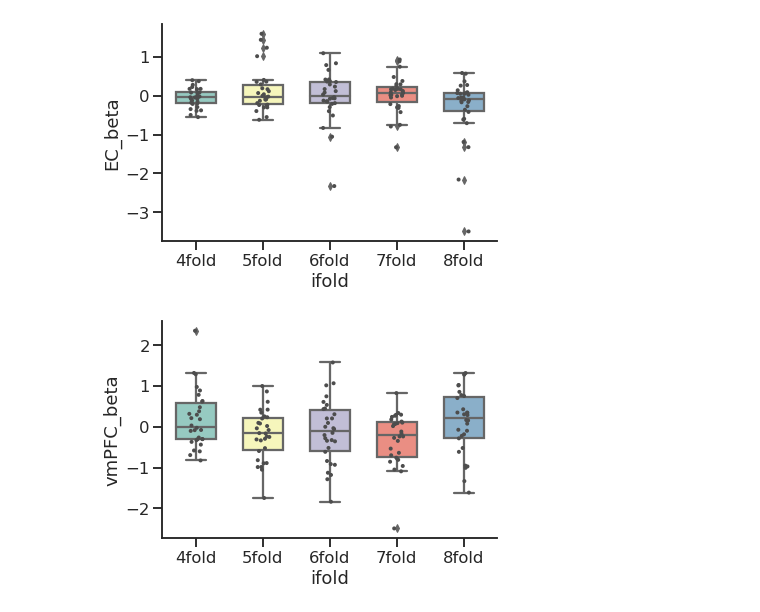
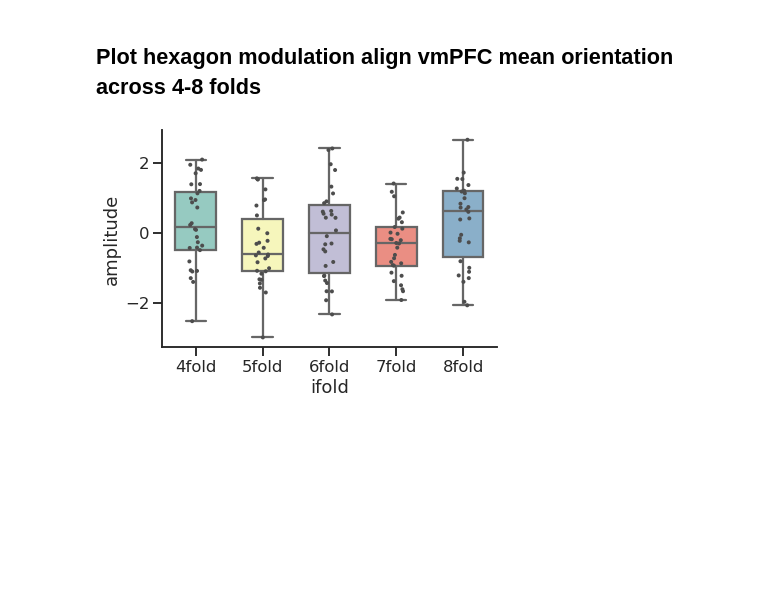
Before and after one commit to YukunQu/DCM, a Jupyter notebook: analysis/mri/specificTo6/plot_specificTo6.ipynb, the cells around one changed output. Cells and saved outputs as stored; diff of their text form; code cells hidden in the pictures; blank space fills up the shorter version.

```diff
--- a/analysis/mri/specificTo6/plot_specificTo6.ipynb
+++ b/analysis/mri/specificTo6/plot_specificTo6.ipynb
@@ -1,39 +24,21 @@
+# %% [markdown]
+## Plot hexagon modulation align vmPFC mean orientation across 4-8 folds
 # %%
 import pandas as pd
 import seaborn as sns
 import matplotlib.pyplot as plt
-
 
 custom_params = {"axes.spines.right": False, "axes.spines.top": False}
 sns.set_theme(style="ticks", rc=custom_params)
 sns.set_context("talk")
 
 fig, ax = plt.subplots()
 
-data = pd.read_csv(r'/mnt/workdir/DCM/BIDS/derivatives/Nipype/hexonM2Long/specificTo6/'
-r'subjects_ifold_beta_data_adults.csv')
+data = pd.read_csv(r'/mnt/workdir/DCM/BIDS/derivatives/Nipype/hexonM2Long/specificTo6/test_set/vmpfc/'
+                   r'subjects_ifold_vmPFC_testPhi_adults.csv')
 
-sns.boxplot(x='ifold', y="EC_beta", data=data, width=.6,palette='Set3')
-sns.stripplot(x='ifold', y="EC_beta", data=data, size=4, color='.3', linewidth=0)
+sns.boxplot(x='ifold', y="amplitude", data=data, width=.6,palette='Set3')
+sns.stripplot(x='ifold', y="amplitude", data=data, size=4, color='.3', linewidth=0)
 plt.show()
 # %% [output]
-[figure, old version]
+[figure, new version]
-# %%
-import pandas as pd
-import seaborn as sns
-import matplotlib.pyplot as plt
-
-custom_params = {"axes.spines.right": False, "axes.spines.top": False}
-sns.set_theme(style="ticks", rc=custom_params)
-sns.set_context("talk")
-
-fig, ax = plt.subplots()
-
-data = pd.read_csv(r'/mnt/workdir/DCM/BIDS/derivatives/Nipype/hexonM2Long/specificTo6/'
-r'subjects_ifold_beta_data_adults.csv')
-
-sns.boxplot(x='ifold', y="vmPFC_beta", data=data, width=.6,palette='Set3')
-sns.stripplot(x='ifold', y="vmPFC_beta", data=data, size=4, color='.3', linewidth=0)
-plt.show()
-# %% [output]
-[figure, removed]
```
Also changed, not shown: parts of 5 cells of this notebook, 10 other files.
